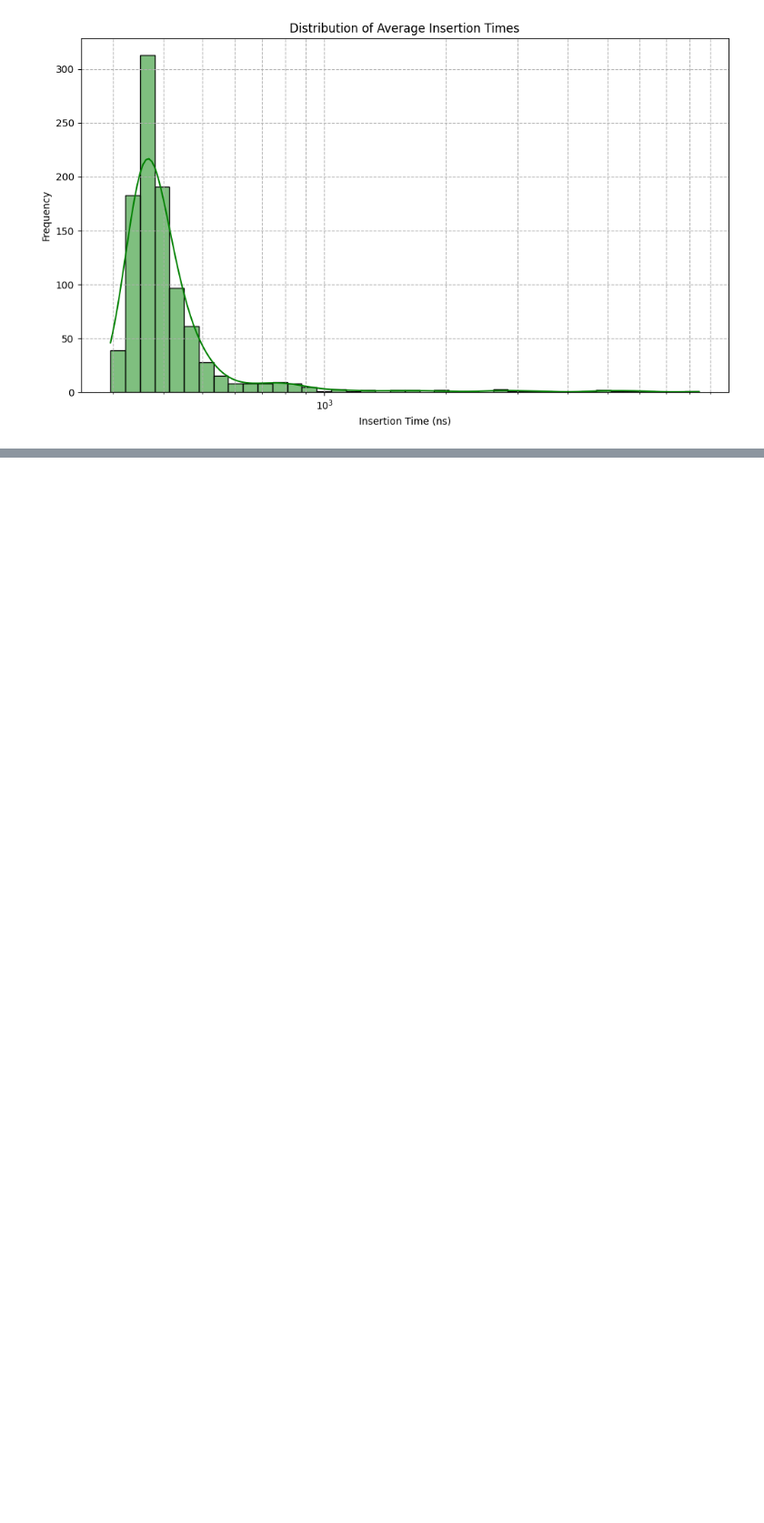
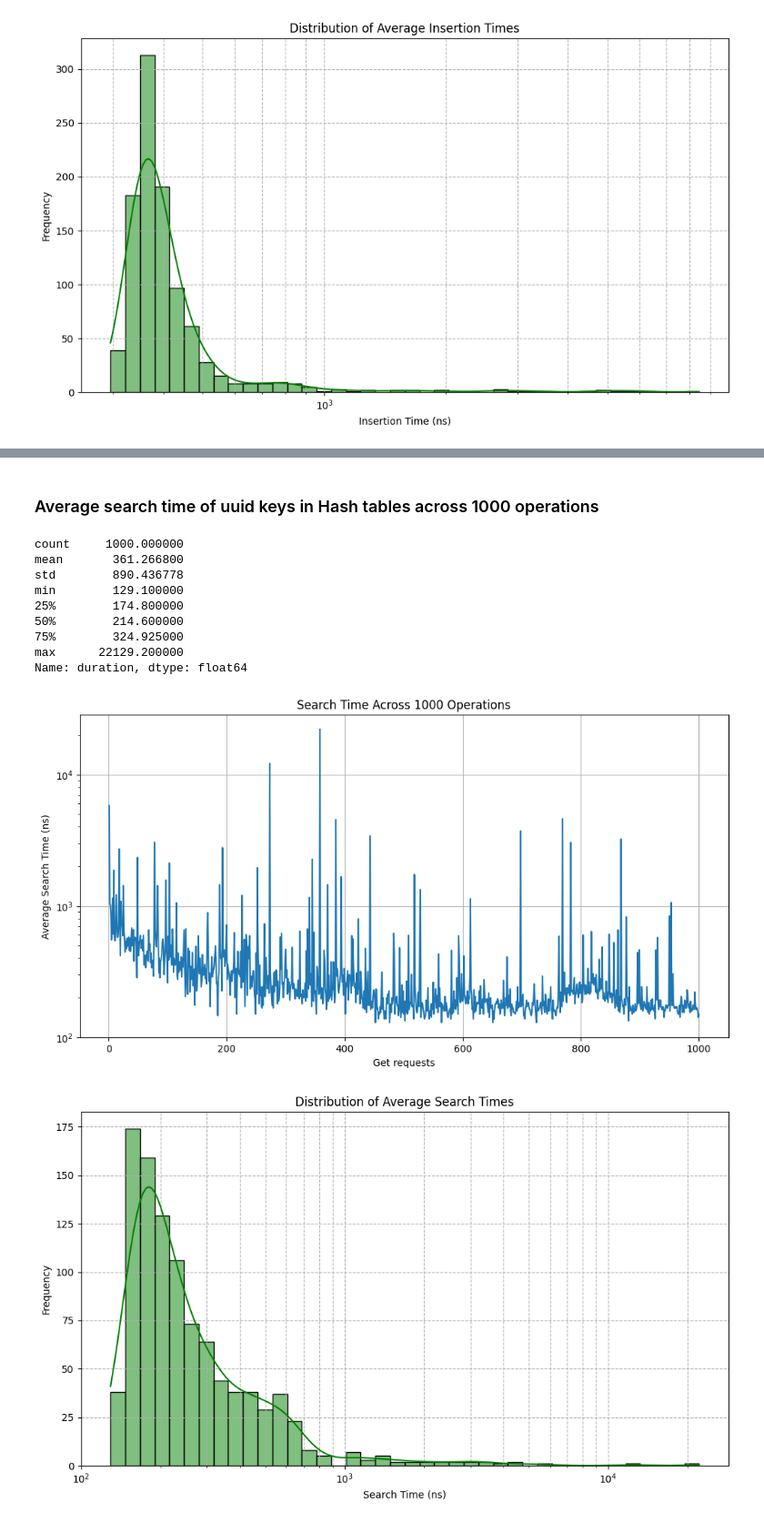
Before and after one commit to rayaan01/switchboard, a Jupyter notebook: jupyter/Analysis.ipynb, the cells around one changed output, grey strips where cells are left out. Shown at 91% size. Drawn from its saved outputs; the diff is of its cells as text; code cells hidden in the pictures; blank space fills up the shorter version.

```diff
--- a/jupyter/Analysis.ipynb
+++ b/jupyter/Analysis.ipynb
@@ -127,0 +193,40 @@ Name: duration, dtype: float64
+# %% [markdown]
+### Average search time of uuid keys in Hash tables across 1000 operations
+# %%
+# Average search time of uuid keys across 1000 operations for Hash Tables
+
+averaged_df = pd.read_csv('hash_tables/get/uuid_keys/hash_table_average_get_metrics_1k.csv')
+
+print(averaged_df['duration'].describe())
+
+plt.figure(figsize=(12, 6))
+sns.lineplot(x='index', y='duration', data=averaged_df)
+plt.title('Search Time Across 1000 Operations')
+plt.xlabel('Get requests')
+plt.ylabel('Average Search Time (ns)')
+plt.yscale('log')
+plt.grid(True)
+plt.savefig('hash_table_average_get_metrics_1k_lineplot.png')
+plt.show()
+
+plt.figure(figsize=(10, 6))
+sns.histplot(averaged_df['duration'], bins=40, kde=True, color='g', log_scale=True)
+plt.title('Distribution of Average Search Times')
+plt.xlabel('Search Time (ns)')
+plt.ylabel('Frequency')
+plt.grid(True, which="both", ls="--")
+plt.tight_layout()
+plt.savefig('hash_table_average_get_metrics_1k_histogram.png')
+plt.show()
+# %% [output]
+count     1000.000000
+mean       361.266800
+std        890.436778
+min        129.100000
+25%        174.800000
+50%        214.600000
+75%        324.925000
+max      22129.200000
+Name: duration, dtype: float64
+[figure, added]
+[figure, added]
```
Also changed, not shown: parts of 17 cells of this notebook, 5 other files.
